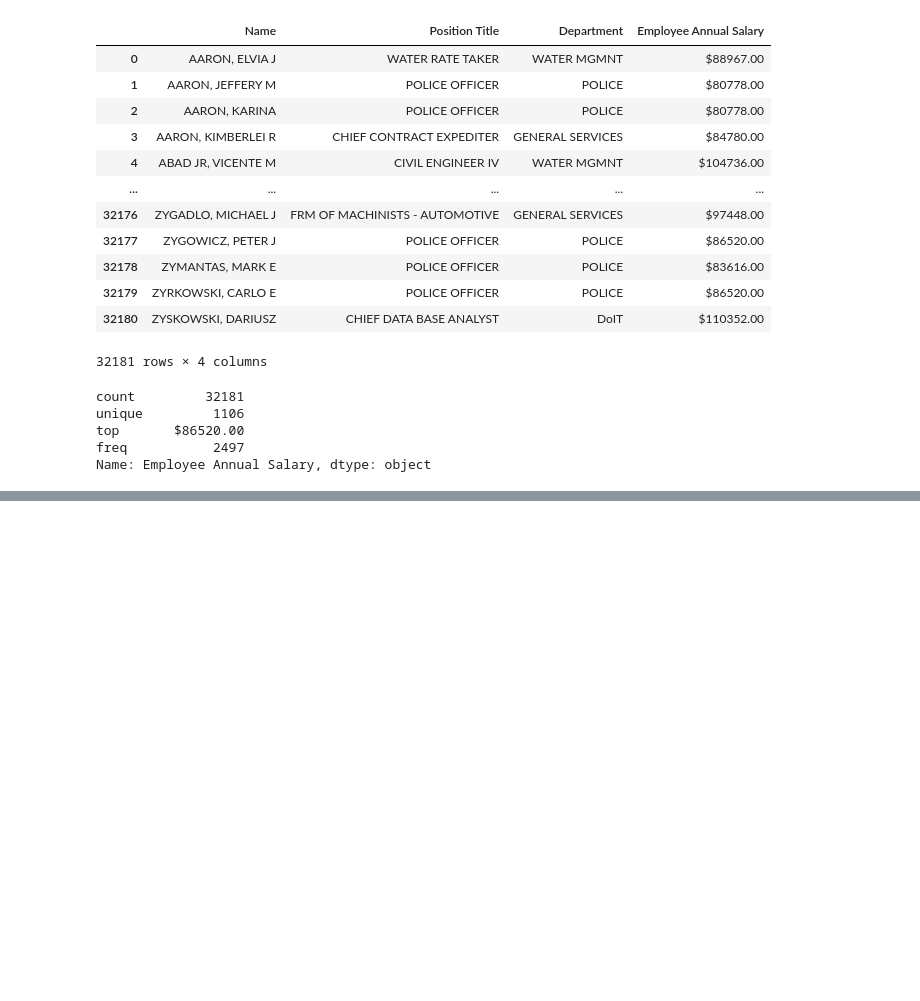
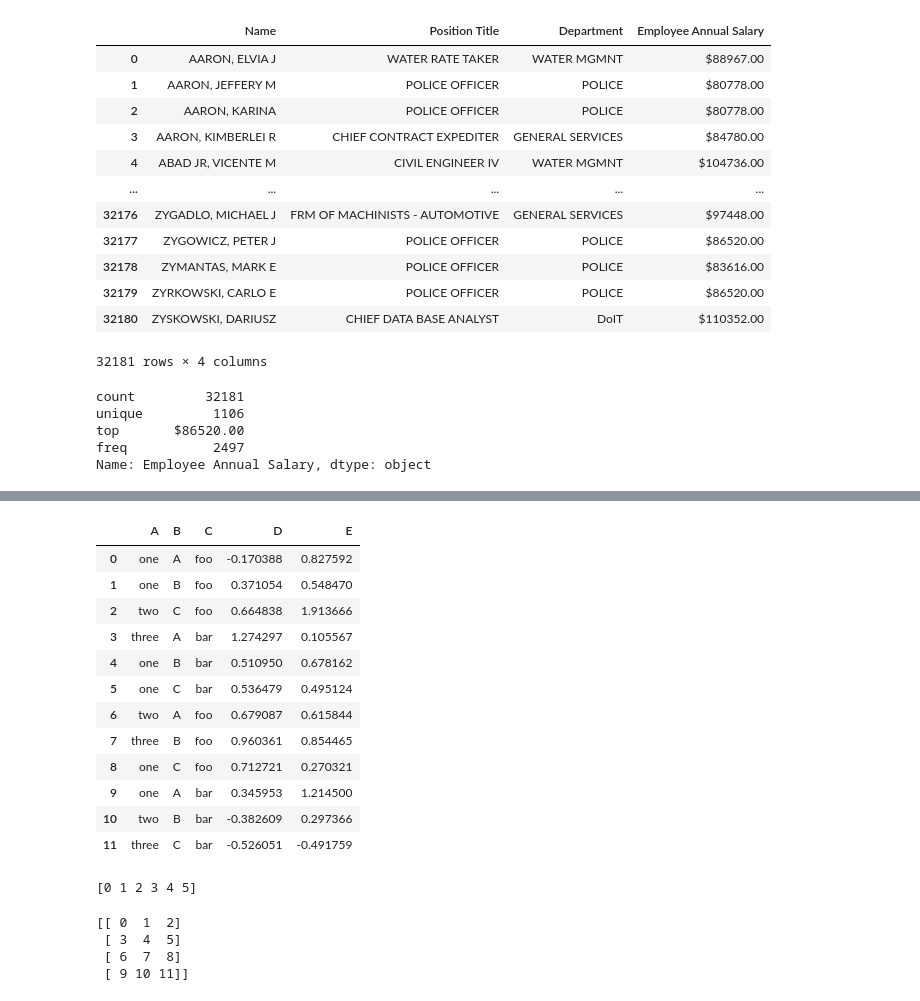
Before and after one commit to crptcusco/SynEstCBN, a Jupyter notebook: experiments_doctoral_qualification/pandas_test.ipynb, the cells around one changed output, grey strips where cells are left out. Saved outputs shown, nothing was run; the diff lists cells and outputs as text; code cells hidden in the pictures; blank space fills up the shorter version.

```diff
--- a/experiments_doctoral_qualification/pandas_test.ipynb
+++ b/experiments_doctoral_qualification/pandas_test.ipynb
@@ -156,0 +577,38 @@ Name: Employee Annual Salary, dtype: object
+# %%
+df = pd.DataFrame(
+    {
+        "A": ["one", "one", "two", "three"] * 3,
+        "B": ["A", "B", "C"] * 4,
+        "C": ["foo", "foo", "foo", "bar", "bar", "bar"] * 2,
+        "D": np.random.randn(12),
+        "E": np.random.randn(12),
+    }
+)
+df
+# %% [output]
+|  | A | B | C | D | E |
+| 0 | one | A | foo | -0.170388 | 0.827592 |
+| 1 | one | B | foo | 0.371054 | 0.548470 |
+| 2 | two | C | foo | 0.664838 | 1.913666 |
+| 3 | three | A | bar | 1.274297 | 0.105567 |
+| 4 | one | B | bar | 0.510950 | 0.678162 |
+| 5 | one | C | bar | 0.536479 | 0.495124 |
+| 6 | two | A | foo | 0.679087 | 0.615844 |
+| 7 | three | B | foo | 0.960361 | 0.854465 |
+| 8 | one | C | foo | 0.712721 | 0.270321 |
+| 9 | one | A | bar | 0.345953 | 1.214500 |
+| 10 | two | B | bar | -0.382609 | 0.297366 |
+| 11 | three | C | bar | -0.526051 | -0.491759 |
+# %%
+a = np.arange(6)                    # 1d array
+print(a)
+# %% [output]
+[0 1 2 3 4 5]
+# %%
+b = np.arange(12).reshape(4, 3)     # 2d array
+print(b)
+# %% [output]
+[[ 0  1  2]
+ [ 3  4  5]
+ [ 6  7  8]
+ [ 9 10 11]]
```
Also changed, not shown: parts of 42 cells of this notebook, 7 other files.
